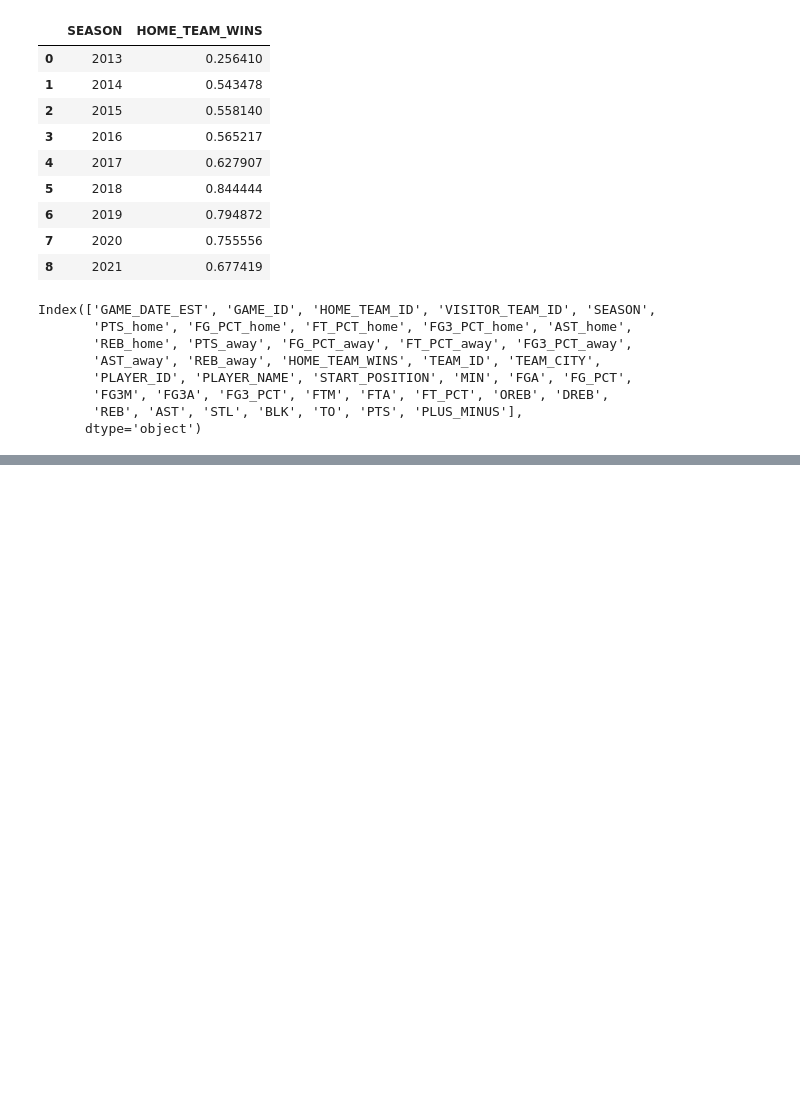
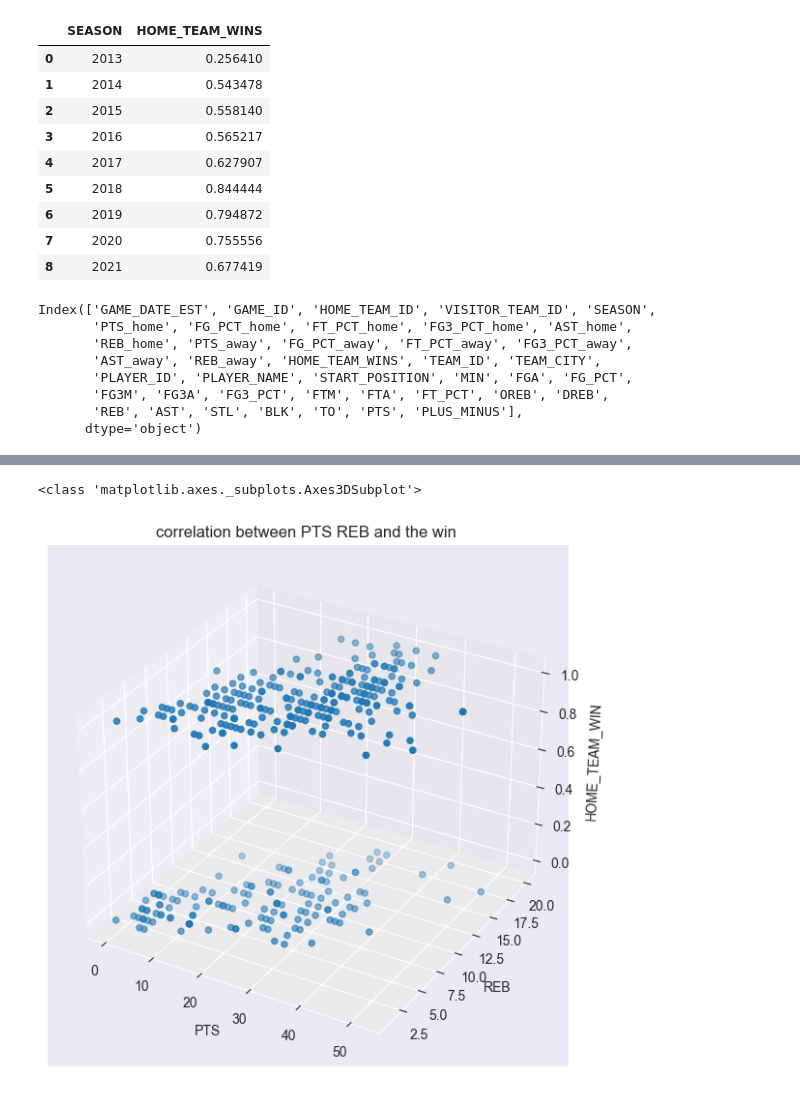
Before and after one commit to bktraore/ironhack-Final-Project, a Jupyter notebook: final_project/gamesxgiannis_py.ipynb, the cells around one changed output, grey strips where cells are left out. Cells and saved outputs as stored; diff of their text form; code cells hidden in the pictures; blank space fills up the shorter version.

```diff
--- a/final_project/gamesxgiannis_py.ipynb
+++ b/final_project/gamesxgiannis_py.ipynb
@@ -219,0 +222,23 @@ Text(0.5, 1.0, 'stats of giannis when the team win')
+# %%
+sns.set_style("darkgrid")
+
+
+number =50
+
+x1 = Home['PTS']
+y1 = Home['REB']
+z1 = Home['HOME_TEAM_WINS']
+
+plt.figure(figsize=(8,7), dpi = 100)
+axes = plt.axes(projection='3d')
+print(type(axes))
+axes.scatter3D(x1, y1, z1)
+
+axes.set_xlabel('PTS')
+axes.set_ylabel('REB')
+axes.set_zlabel('HOME_TEAM_WIN')
+plt.title('correlation between PTS REB and the win ')
+plt.show()
+# %% [output]
+<class 'matplotlib.axes._subplots.Axes3DSubplot'>
+[figure, added]
```
Also changed, not shown: parts of 5 cells of this notebook, 4 other files.
